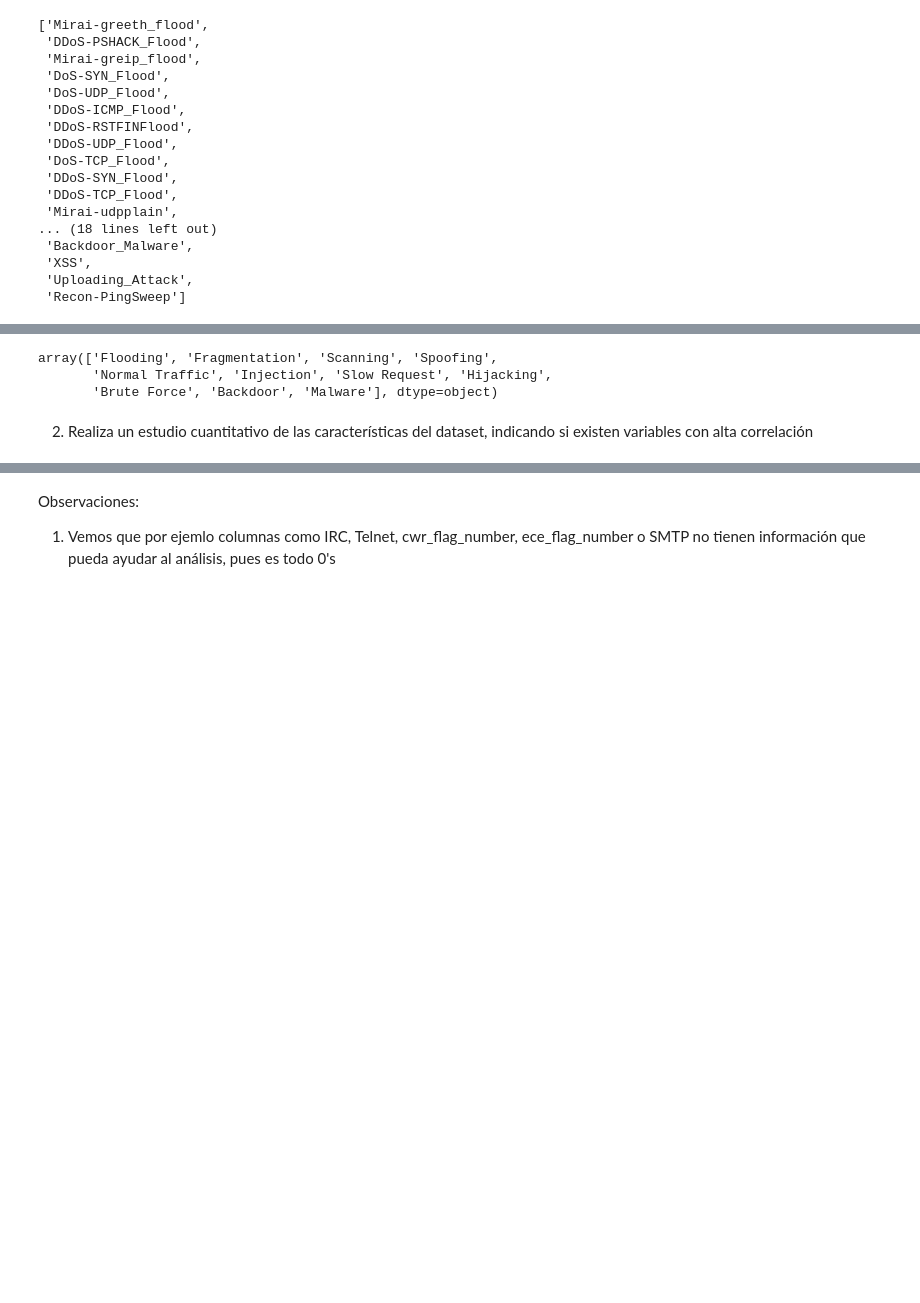
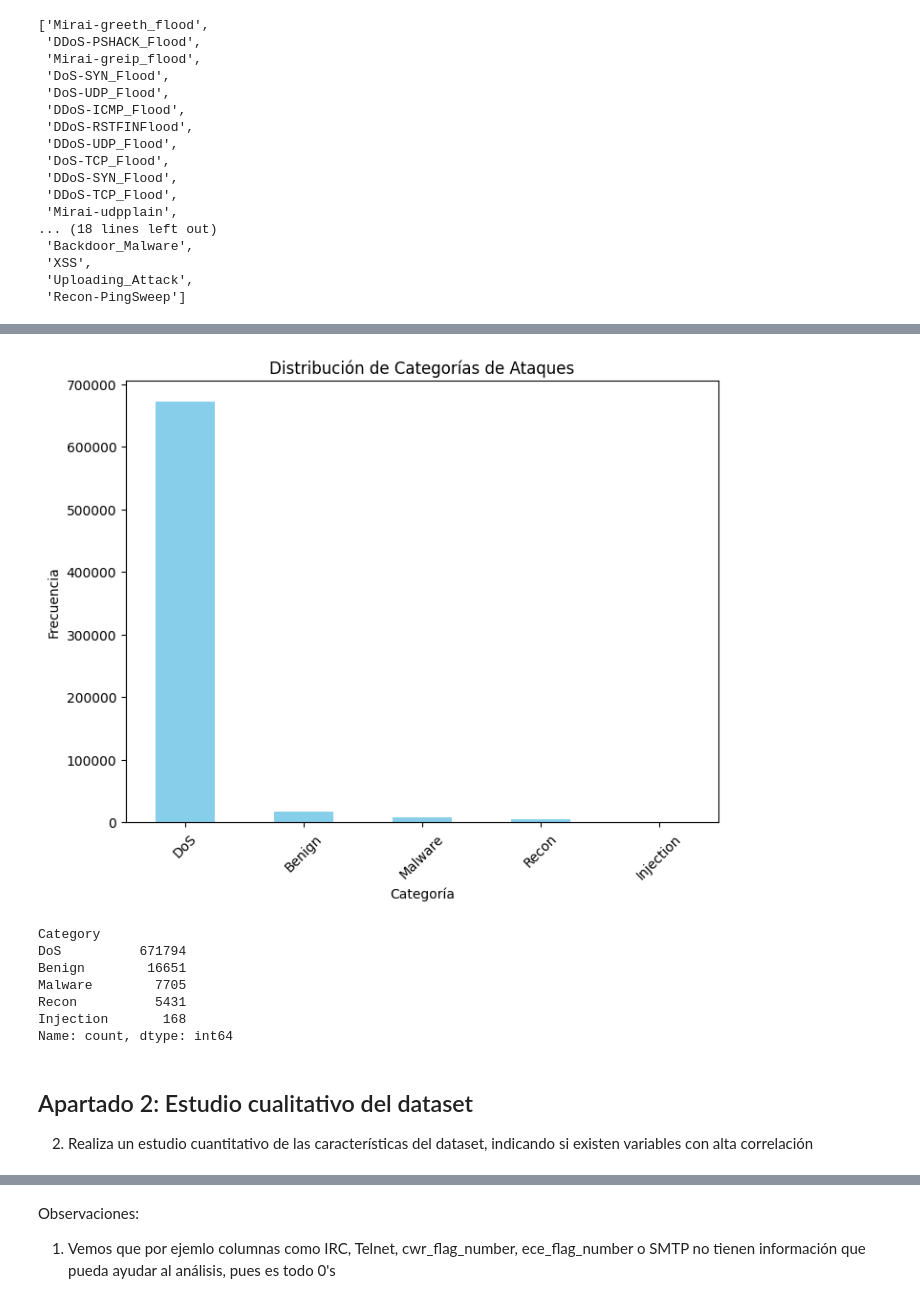
Before and after one commit to AndreesBenitoo/practicaMCP_rinconbenito, a Jupyter notebook: ataques_red.ipynb, the cells around one changed output, grey strips where cells are left out. Cells and saved outputs as stored; diff of their text form; code cells hidden in the pictures; blank space fills up the shorter version.

```diff
--- a/ataques_red.ipynb
+++ b/ataques_red.ipynb
@@ -347,16 +378,33 @@ category_map4 = {
 
 }
 
-category_map = category_map3
+category_map = category_map4
 
 df['Category'] = df['label'].map(category_map)
+# %%
+category_counts = df['Category'].value_counts()
+
+plt.figure(figsize=(8, 6))
+category_counts.plot(kind='bar', color='skyblue')
+plt.title('Distribución de Categorías de Ataques')
+plt.xlabel('Categoría')
+plt.ylabel('Frecuencia')
+plt.xticks(rotation=45)
+plt.show()
+# %% [output]
+[figure, added]
 # %%
-df.Category.unique()
+df['Category'].value_counts()
 # %% [output]
-array(['Flooding', 'Fragmentation', 'Scanning', 'Spoofing',
-       'Normal Traffic', 'Injection', 'Slow Request', 'Hijacking',
-       'Brute Force', 'Backdoor', 'Malware'], dtype=object)
+Category
+DoS          671794
+Benign        16651
+Malware        7705
+Recon          5431
+Injection       168
+Name: count, dtype: int64
 # %% [markdown]
+## Apartado 2: Estudio cualitativo del dataset
 2. Realiza un estudio cuantitativo de las características del dataset, indicando si existen variables con alta correlación
 # %%
 for i in df.columns:
```
Also changed, not shown: parts of 31 cells of this notebook, 1 other file.
